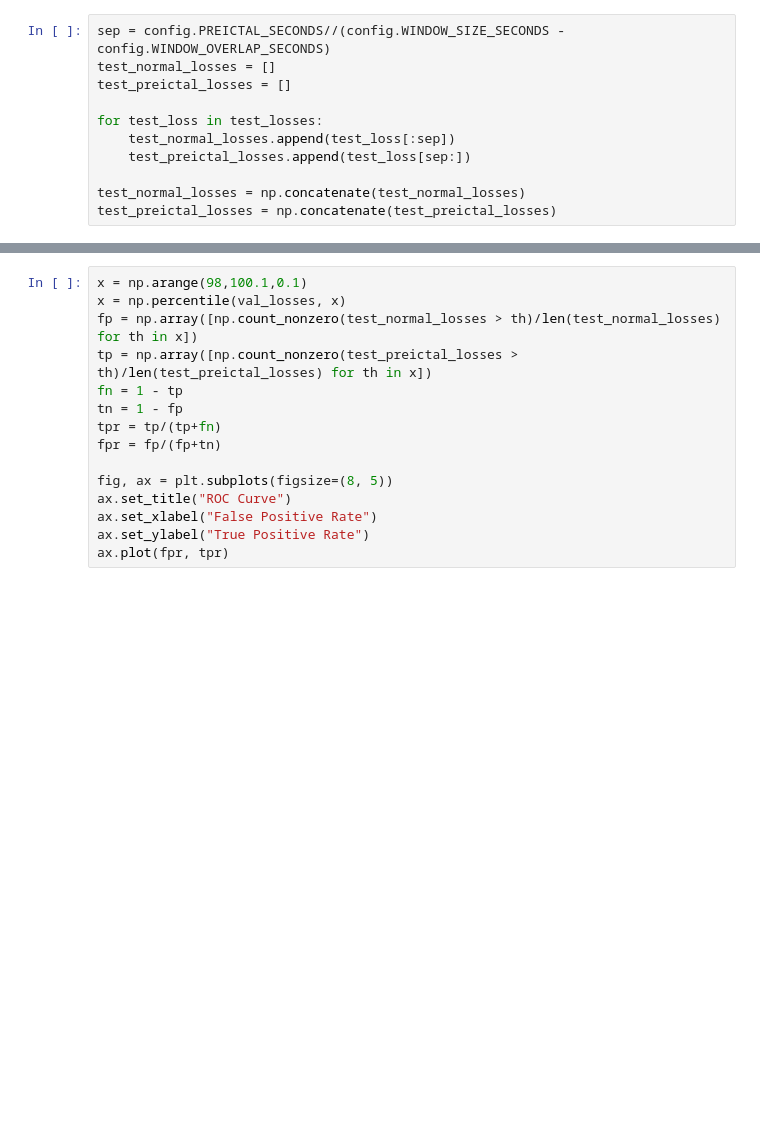
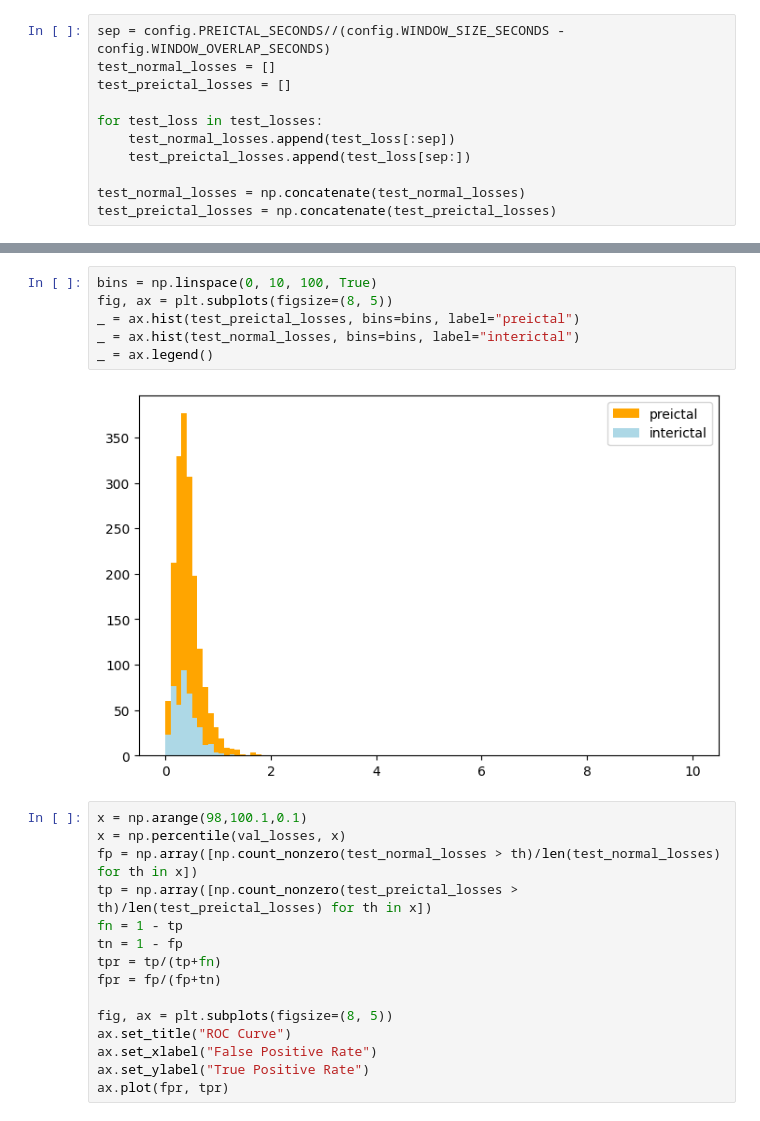
Before and after one commit to UniversityProjectsAtUnisa/epilepsy-prediction_thesis, a Jupyter notebook: scripts/torch/threshold_analysis.ipynb, the cells around one changed output, grey strips where cells are left out. Cells and saved outputs as stored; diff of their text form; blank space fills up the shorter version.

```diff
--- a/scripts/torch/threshold_analysis.ipynb
+++ b/scripts/torch/threshold_analysis.ipynb
@@ -59,3 +63,11 @@ Text(0.5, 1.0, 'Test Preictal Losses')
+# %%
+bins = np.linspace(0, 10, 100, True)
+fig, ax = plt.subplots(figsize=(8, 5))
+_ = ax.hist(test_preictal_losses, bins=bins, label="preictal")
+_ = ax.hist(test_normal_losses, bins=bins, label="interictal")
+_ = ax.legend()
+# %% [output]
+[figure, added]
 # %%
 x = np.arange(98,100.1,0.1)
 x = np.percentile(val_losses, x)
```
Also changed, not shown: parts of 2 cells of this notebook.
